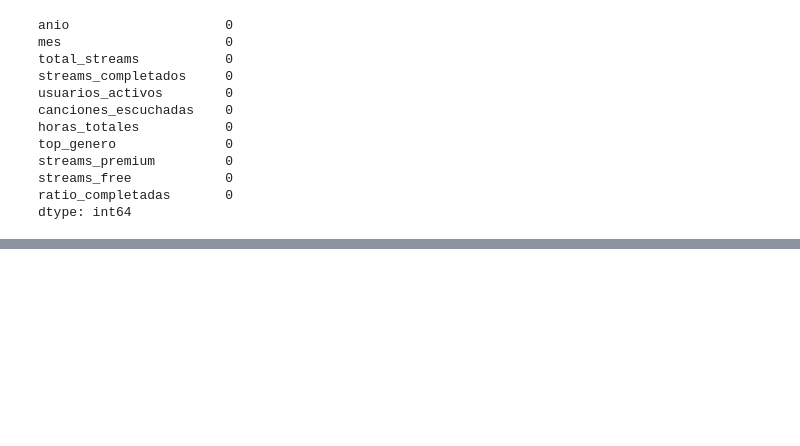
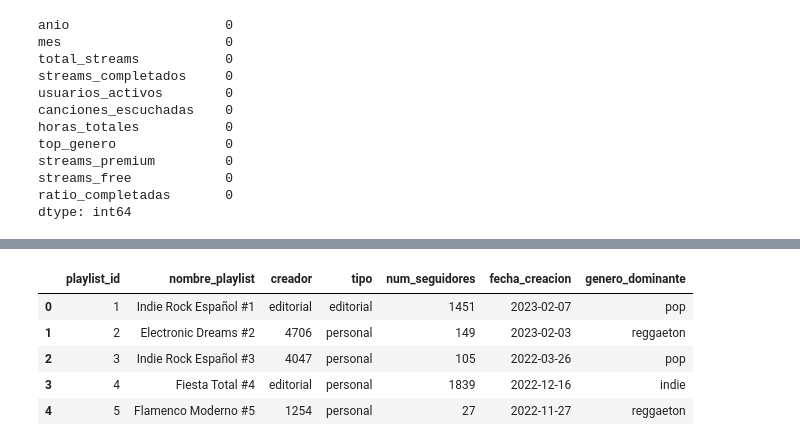
Before and after one commit to MetalMaxALIZ/Proyecto_Data_Wizards, a Jupyter notebook: main.ipynb, the cells around one changed output, grey strips where cells are left out. Cells and saved outputs as stored; diff of their text form; code cells hidden in the pictures; blank space fills up the shorter version.

```diff
--- a/main.ipynb
+++ b/main.ipynb
@@ -499,0 +962,9 @@ dtype: int64
+# %%
+playlists.head()
+# %% [output]
+|  | playlist_id | nombre_playlist | creador | tipo | num_seguidores | fecha_creacion | genero_dominante |
+| 0 | 1 | Indie Rock Español #1 | editorial | editorial | 1451 | 2023-02-07 | pop |
+| 1 | 2 | Electronic Dreams #2 | 4706 | personal | 149 | 2023-02-03 | reggaeton |
+| 2 | 3 | Indie Rock Español #3 | 4047 | personal | 105 | 2022-03-26 | pop |
+| 3 | 4 | Fiesta Total #4 | editorial | personal | 1839 | 2022-12-16 | indie |
+| 4 | 5 | Flamenco Moderno #5 | 1254 | personal | 27 | 2022-11-27 | reggaeton |
```
Also changed, not shown: parts of 85 cells of this notebook, 10 other files.
